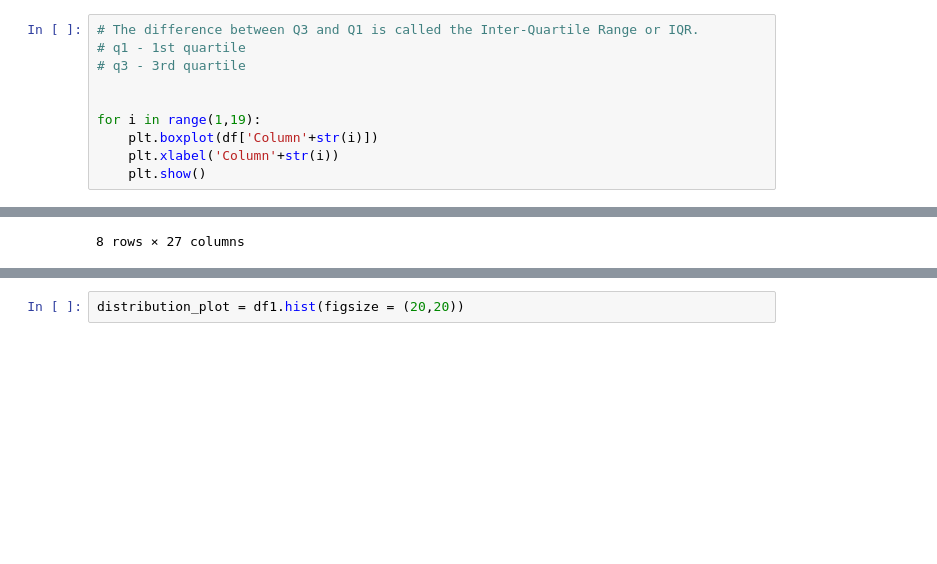
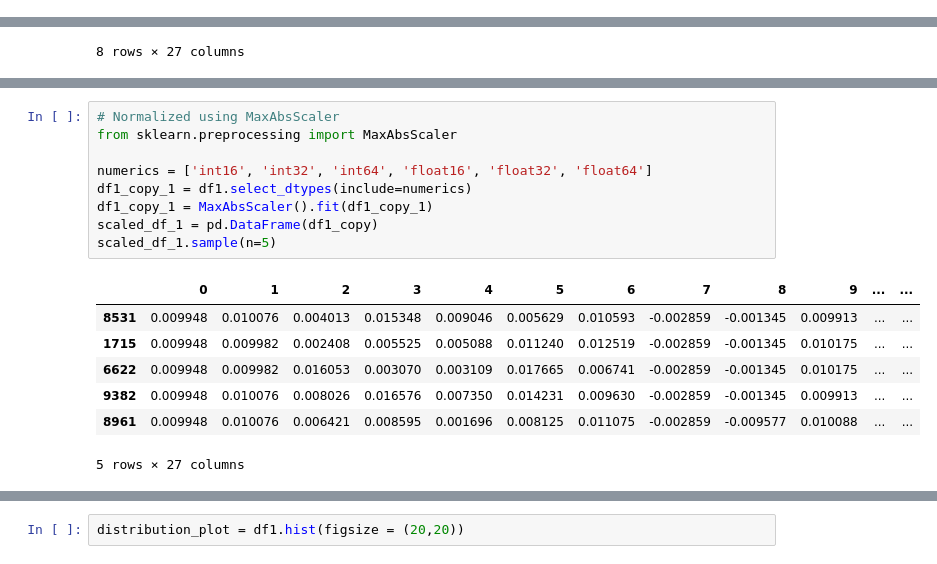
Before and after one commit to vinaykeshava/DeepLearning_1stAssignment, a Jupyter notebook: 1MS19IS139_VINAY_K/DL_ISRO.ipynb, the cells around one changed output, grey strips where cells are left out. Drawn from its saved outputs; the diff is of its cells as text; blank space fills up the shorter version.

```diff
--- a/1MS19IS139_VINAY_K/DL_ISRO.ipynb
+++ b/1MS19IS139_VINAY_K/DL_ISRO.ipynb
@@ -88,13 +88,3 @@ boxplot(x, notch=None, sym=None, vert=None, whis=None, positions=None, widths=No
     See Also
     --------
     violinplot : Draw an estimate of the probability density function.
-# %%
-# The difference between Q3 and Q1 is called the Inter-Quartile Range or IQR.
-# q1 - 1st quartile
-# q3 - 3rd quartile
-
-
-for i in range(1,19):
-    plt.boxplot(df['Column'+str(i)])
-    plt.xlabel('Column'+str(i))
-    plt.show()
@@ -179,0 +195,17 @@ df1.describe()
+# %%
+# Normalized using MaxAbsScaler
+from sklearn.preprocessing import MaxAbsScaler
+
+numerics = ['int16', 'int32', 'int64', 'float16', 'float32', 'float64']
+df1_copy_1 = df1.select_dtypes(include=numerics)
+df1_copy_1 = MaxAbsScaler().fit(df1_copy_1)
+scaled_df_1 = pd.DataFrame(df1_copy)
+scaled_df_1.sample(n=5)
+# %% [output]
+|  | 0 | 1 | 2 | 3 | 4 | 5 | 6 | 7 | 8 | 9 | ... | ... |
+| 8531 | 0.009948 | 0.010076 | 0.004013 | 0.015348 | 0.009046 | 0.005629 | 0.010593 | -0.002859 | -0.001345 | 0.009913 | ... | ... |
+| 1715 | 0.009948 | 0.009982 | 0.002408 | 0.005525 | 0.005088 | 0.011240 | 0.012519 | -0.002859 | -0.001345 | 0.010175 | ... | ... |
+| 6622 | 0.009948 | 0.009982 | 0.016053 | 0.003070 | 0.003109 | 0.017665 | 0.006741 | -0.002859 | -0.001345 | 0.010175 | ... | ... |
+| 9382 | 0.009948 | 0.010076 | 0.008026 | 0.016576 | 0.007350 | 0.014231 | 0.009630 | -0.002859 | -0.001345 | 0.009913 | ... | ... |
+| 8961 | 0.009948 | 0.010076 | 0.006421 | 0.008595 | 0.001696 | 0.008125 | 0.011075 | -0.002859 | -0.009577 | 0.010088 | ... | ... |
+5 rows × 27 columns
```
Also changed, not shown: parts of 16 cells of this notebook, 1 other file.
